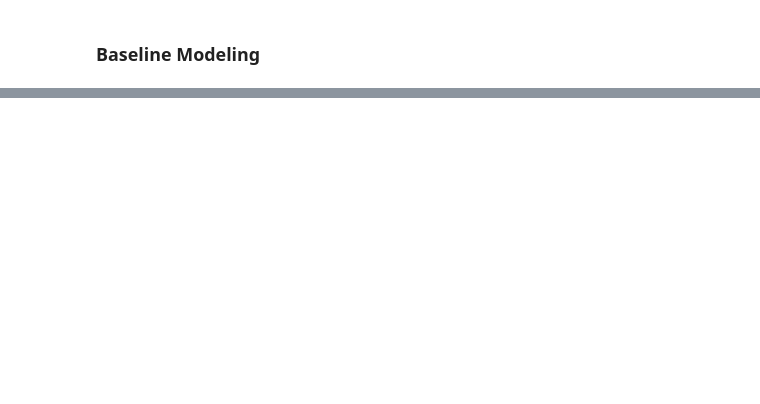
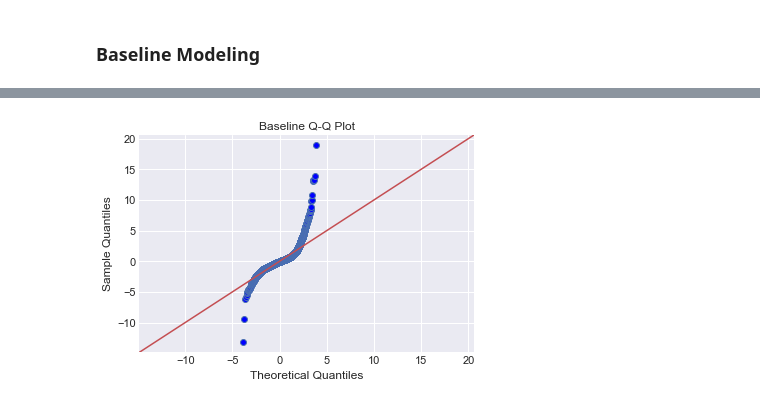
Before and after one commit to akaigraham/KC-House-Price-Regression, a Jupyter notebook: Reworked.ipynb, the cells around one changed output, grey strips where cells are left out. Drawn from its saved outputs; the diff is of its cells as text; code cells hidden in the pictures; blank space fills up the shorter version.

```diff
--- a/Reworked.ipynb
+++ b/Reworked.ipynb
@@ -1069,0 +1080,7 @@ strong multicollinearity or other numerical problems.
+# %%
+# produce baseline q-q plot
+ax = sm.graphics.qqplot(baseline_model.resid, dist=stats.norm, line='45', fit=True)
+plt.title('Baseline Q-Q Plot')
+plt.show()
+# %% [output]
+[figure, added]
```
Also changed, not shown: parts of 17 cells of this notebook.
